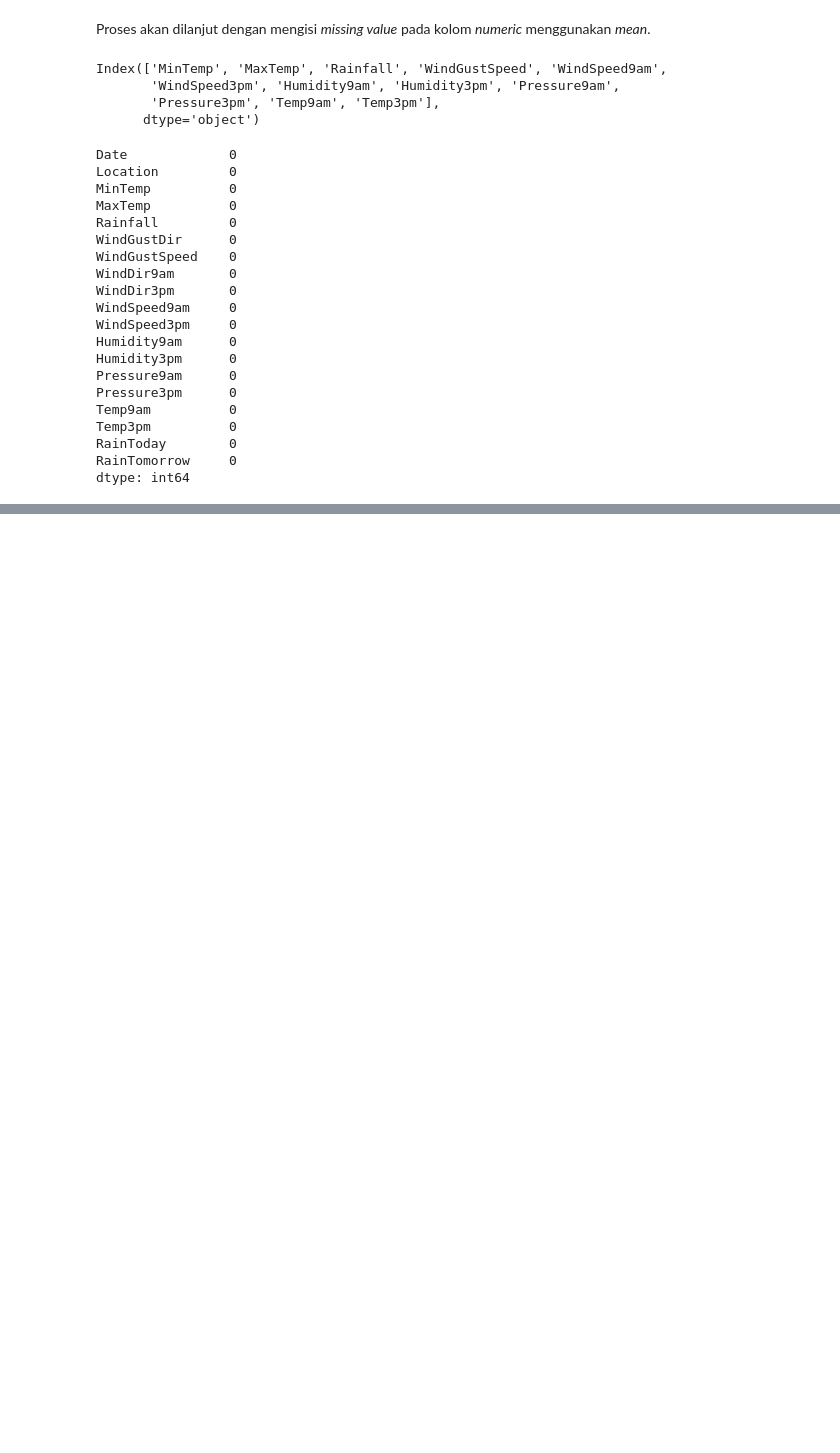
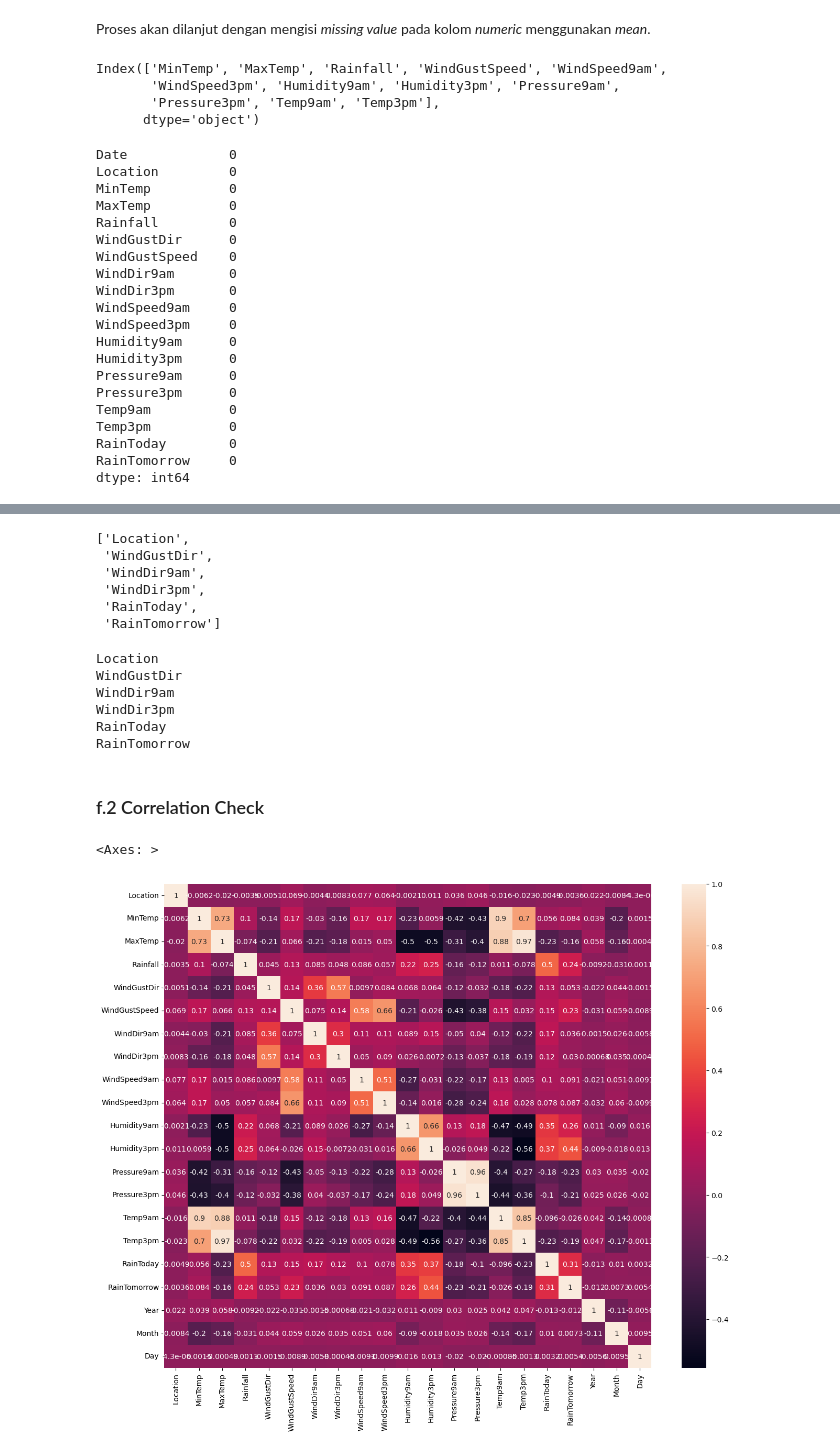
Before and after one commit to vincenta1206519/Hacktiv8_FinalProject, a Jupyter notebook: Final Project 2/PYTN_KampusMerdeka_fp2_Kelompok9.ipynb, the cells around one changed output, grey strips where cells are left out. Saved outputs shown, nothing was run; the diff lists cells and outputs as text; code cells hidden in the pictures; blank space fills up the shorter version.

```diff
--- a/Final Project 2/PYTN_KampusMerdeka_fp2_Kelompok9.ipynb
+++ b/Final Project 2/PYTN_KampusMerdeka_fp2_Kelompok9.ipynb
@@ -277,0 +301,5 @@ Setelah *data cleaning* dilakukan pada dataset, proses bisa dilanjut dengan mela
+# %%
+## Make 3 new columns: year, month, and day
+df['Year'] = df['Date'].dt.year
+df['Month'] = df['Date'].dt.month
+df['Day'] = df['Date'].dt.day
@@ -277,0 +308,3 @@ Setelah *data cleaning* dilakukan pada dataset, proses bisa dilanjut dengan mela
+# %%
+# Drop 'Date' column
+df.drop('Date', axis=1, inplace=True)
@@ -277,0 +361,35 @@ Setelah *data cleaning* dilakukan pada dataset, proses bisa dilanjut dengan mela
+# %%
+# Use Label Encoder do Encode data
+la = LabelEncoder()
+encode_column = []
+for column in df.columns:
+    if df[column].dtype == 'object':
+        encode_column.append(column)
+encode_column
+# %% [output]
+['Location',
+ 'WindGustDir',
+ 'WindDir9am',
+ 'WindDir3pm',
+ 'RainToday',
+ 'RainTomorrow']
+# %%
+for column in encode_column:
+    print(column)
+    df[column] = la.fit_transform(df[column])
+# %% [output]
+Location
+WindGustDir
+WindDir9am
+WindDir3pm
+RainToday
+RainTomorrow
+# %% [markdown]
+### f.2 Correlation Check
+# %%
+correlation_check = df.corr()
+plt.figure(figsize=(15,12))
+sns.heatmap(correlation_check, annot=True)
+# %% [output]
+<Axes: >
+[figure, added]
```
Also changed, not shown: parts of 34 cells of this notebook.
